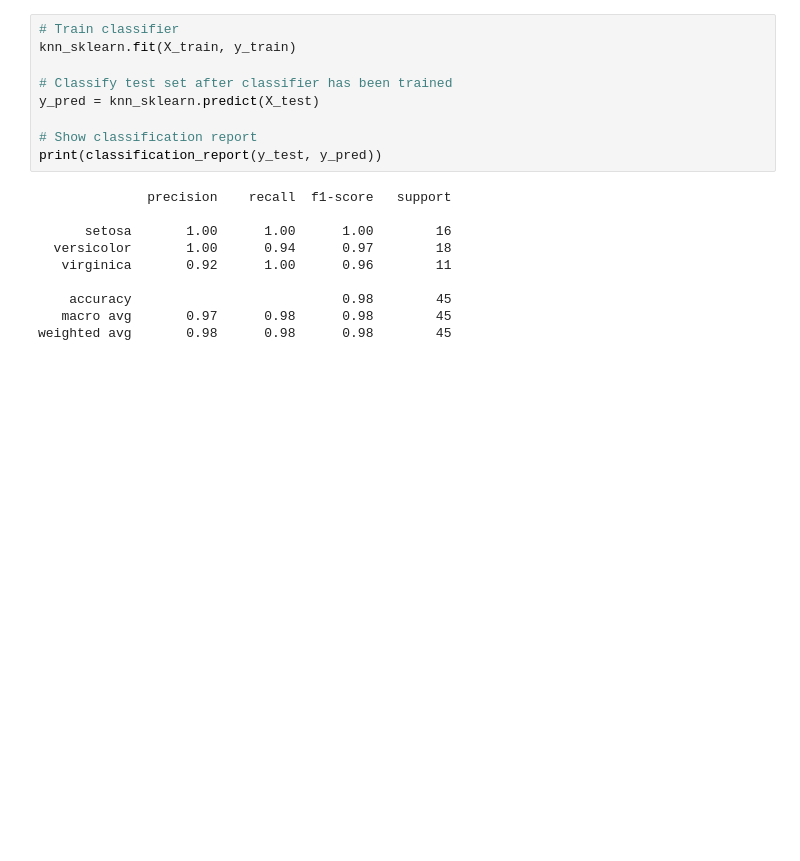
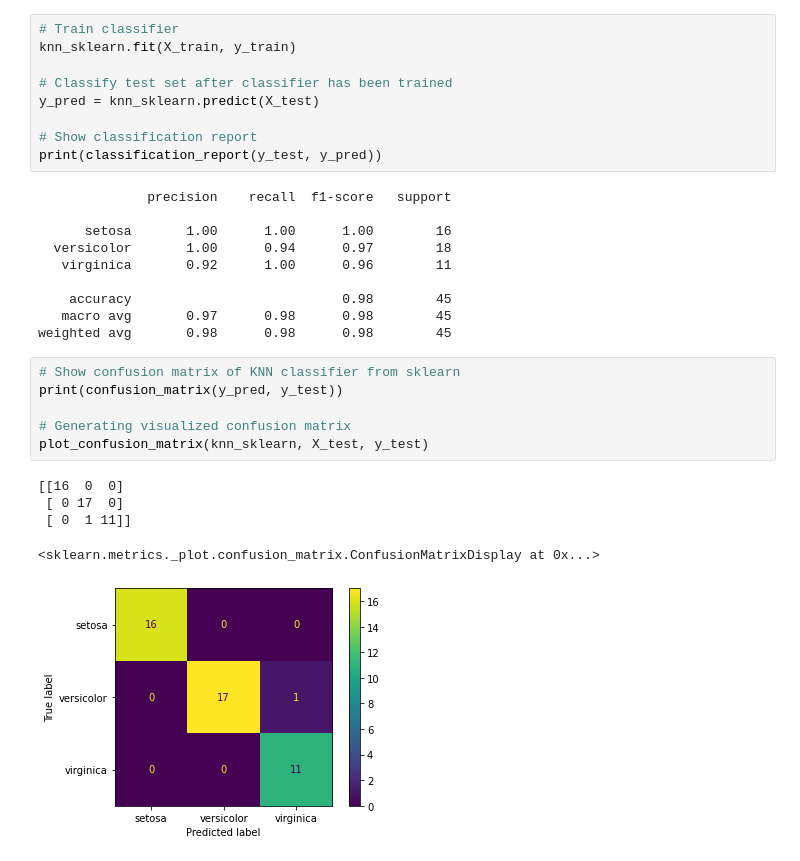
Before and after one commit to Jirapawee-R/961701_Workshop7_640631114, a Jupyter notebook: knn_Implementation.ipynb, the cells around one changed output. Drawn from its saved outputs; the diff is of its cells as text; blank space fills up the shorter version.

Commit message:
Showing confusion matrix of KNN classifier from sklearn

```diff
--- a/knn_Implementation.ipynb
+++ b/knn_Implementation.ipynb
@@ -101,3 +103,15 @@ print(classification_report(y_test, y_pred))
     accuracy                           0.98        45
    macro avg       0.97      0.98      0.98        45
 weighted avg       0.98      0.98      0.98        45
+# %%
+# Show confusion matrix of KNN classifier from sklearn
+print(confusion_matrix(y_pred, y_test))
+
+# Generating visualized confusion matrix
+plot_confusion_matrix(knn_sklearn, X_test, y_test)
+# %% [output]
+[[16  0  0]
+ [ 0 17  0]
+ [ 0  1 11]]
+<sklearn.metrics._plot.confusion_matrix.ConfusionMatrixDisplay at 0x...>
+[figure, added]
```
Also changed, not shown: parts of 1 cell of this notebook.
